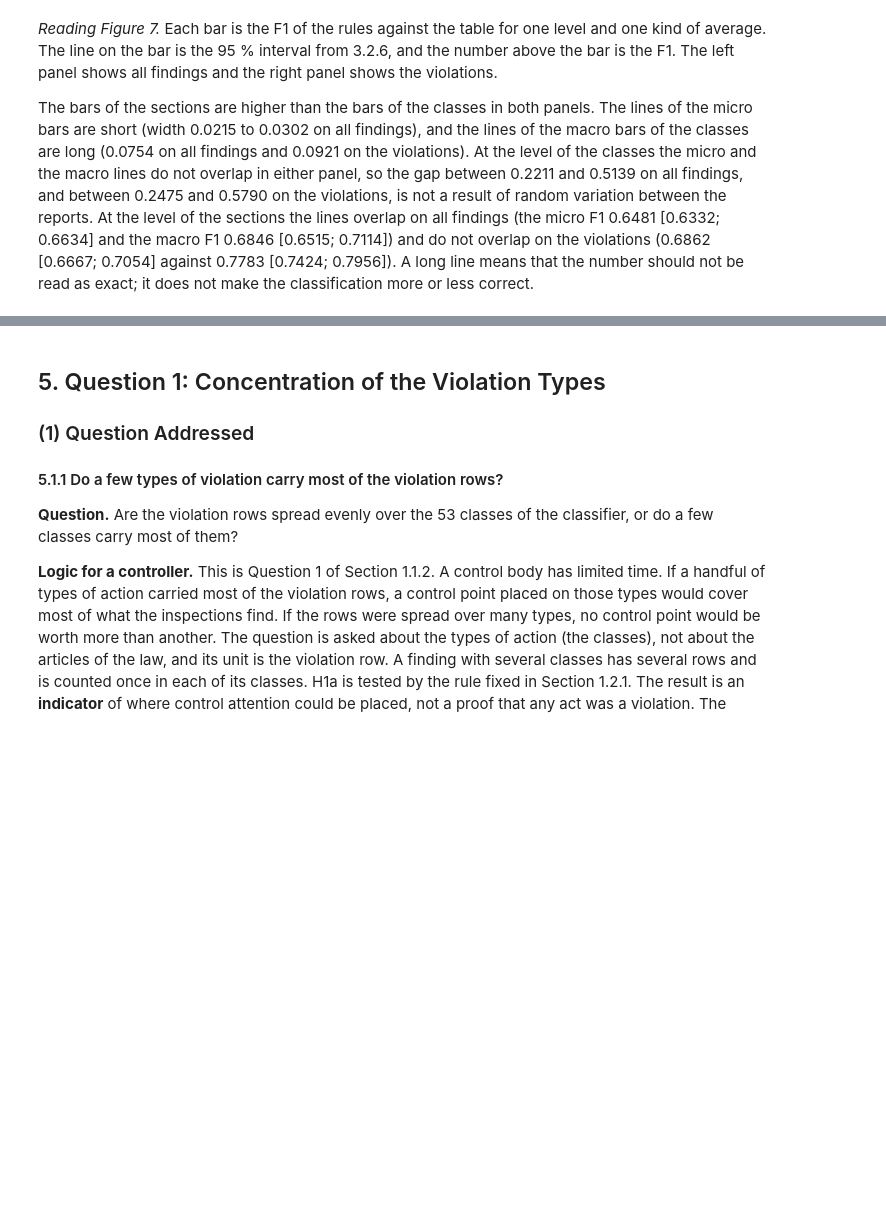
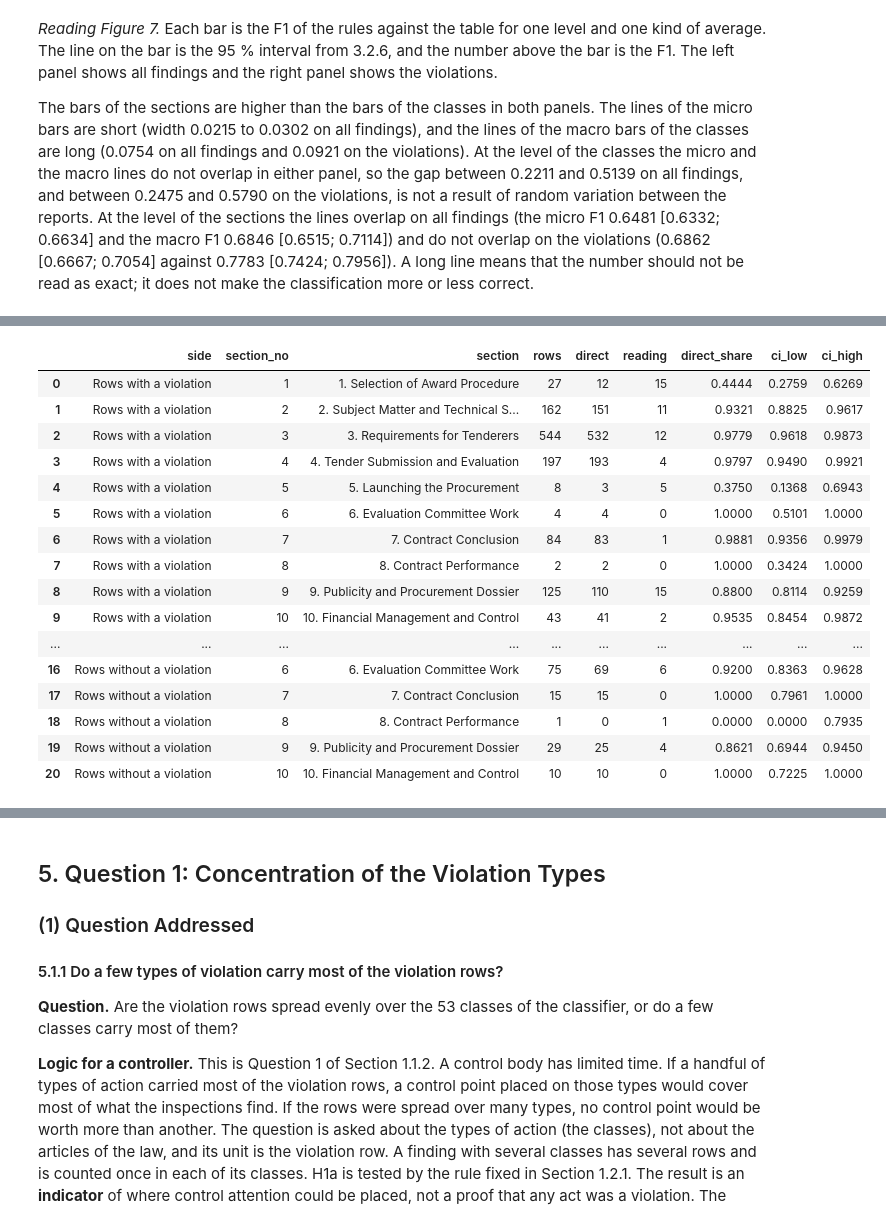
Before and after one commit to beluhov/adfi-violations-classification, a Jupyter notebook: ADFI_Violations_Classification.ipynb, the cells around one changed output, grey strips where cells are left out. Drawn from its saved outputs; the diff is of its cells as text; code cells hidden in the pictures; blank space fills up the shorter version.

```diff
--- a/ADFI_Violations_Classification.ipynb
+++ b/ADFI_Violations_Classification.ipynb
@@ -218,10 +226,9 @@ HYPOTHESIS_THRESHOLDS = {
     "H1b_permutations": 10000,
     "H1b_fdr_alpha": 0.05,
     "bootstrap_replications": 2000,
-    "manual_sample_n": 150,
     "kfold_splits": 5,
 }
-print("Thresholds fixed before computation:", json.dumps(HYPOTHESIS_THRESHOLDS))
+print("Thresholds of the study:", json.dumps(HYPOTHESIS_THRESHOLDS))
 
 REF_REPO = "beluhov/stem-collusion-npvu"
 REF_COMMIT = "c5feef1"
@@ -1891,0 +1919,47 @@ Where $p_o$ is the share of findings for which the two indicators are equal; and
+# %%
+SECTION_NAMES = classes.drop_duplicates("section_no").set_index("section_no")["section_en"]
+row_section_no = cls_df["class_index"].str.split(".").str[0].astype(int)
+origin_by_section_records = []
+for side, side_mask in (("Rows with a violation", is_viol), ("Rows without a violation", ~is_viol)):
+    for number in sorted(SECTION_NAMES.index):
+        mask = side_mask & (row_section_no == number)
+        n = int(mask.sum())
+        if n == 0:
+            continue
+        k = int(origin_direct[mask].sum())
+        low, high = wilson_interval(k, n)
+        origin_by_section_records.append({
+            "side": side,
+            "section_no": number,
+            "section": SECTION_NAMES[number],
+            "rows": n,
+            "direct": k,
+            "reading": n - k,
+            "direct_share": round(k / n, 4),
+            "ci_low": round(float(low), 4),
+            "ci_high": round(float(high), 4),
+        })
+origin_by_section = pd.DataFrame(origin_by_section_records)
+side_totals = origin_by_section.groupby("side")[["rows", "direct"]].sum()
+assert side_totals.loc["Rows with a violation"].tolist() == [1203, 1136]
+assert side_totals.loc["Rows without a violation"].tolist() == [621, 445]
+with pd.option_context("display.max_rows", None, "display.max_colwidth", None, "display.width", 250):
+    display(origin_by_section)
+# %% [output]
+|  | side | section_no | section | rows | direct | reading | direct_share | ci_low | ci_high |
+| 0 | Rows with a violation | 1 | 1. Selection of Award Procedure | 27 | 12 | 15 | 0.4444 | 0.2759 | 0.6269 |
+| 1 | Rows with a violation | 2 | 2. Subject Matter and Technical S... | 162 | 151 | 11 | 0.9321 | 0.8825 | 0.9617 |
+| 2 | Rows with a violation | 3 | 3. Requirements for Tenderers | 544 | 532 | 12 | 0.9779 | 0.9618 | 0.9873 |
+| 3 | Rows with a violation | 4 | 4. Tender Submission and Evaluation | 197 | 193 | 4 | 0.9797 | 0.9490 | 0.9921 |
+| 4 | Rows with a violation | 5 | 5. Launching the Procurement | 8 | 3 | 5 | 0.3750 | 0.1368 | 0.6943 |
+| 5 | Rows with a violation | 6 | 6. Evaluation Committee Work | 4 | 4 | 0 | 1.0000 | 0.5101 | 1.0000 |
+| 6 | Rows with a violation | 7 | 7. Contract Conclusion | 84 | 83 | 1 | 0.9881 | 0.9356 | 0.9979 |
+| 7 | Rows with a violation | 8 | 8. Contract Performance | 2 | 2 | 0 | 1.0000 | 0.3424 | 1.0000 |
+| 8 | Rows with a violation | 9 | 9. Publicity and Procurement Dossier | 125 | 110 | 15 | 0.8800 | 0.8114 | 0.9259 |
+| 9 | Rows with a violation | 10 | 10. Financial Management and Control | 43 | 41 | 2 | 0.9535 | 0.8454 | 0.9872 |
+| ... | ... | ... | ... | ... | ... | ... | ... | ... | ... |
+| 16 | Rows without a violation | 6 | 6. Evaluation Committee Work | 75 | 69 | 6 | 0.9200 | 0.8363 | 0.9628 |
+| 17 | Rows without a violation | 7 | 7. Contract Conclusion | 15 | 15 | 0 | 1.0000 | 0.7961 | 1.0000 |
+| 18 | Rows without a violation | 8 | 8. Contract Performance | 1 | 0 | 1 | 0.0000 | 0.0000 | 0.7935 |
+| 19 | Rows without a violation | 9 | 9. Publicity and Procurement Dossier | 29 | 25 | 4 | 0.8621 | 0.6944 | 0.9450 |
+| 20 | Rows without a violation | 10 | 10. Financial Management and Control | 10 | 10 | 0 | 1.0000 | 0.7225 | 1.0000 |
```
Also changed, not shown: parts of 70 cells of this notebook, 6 other files.
